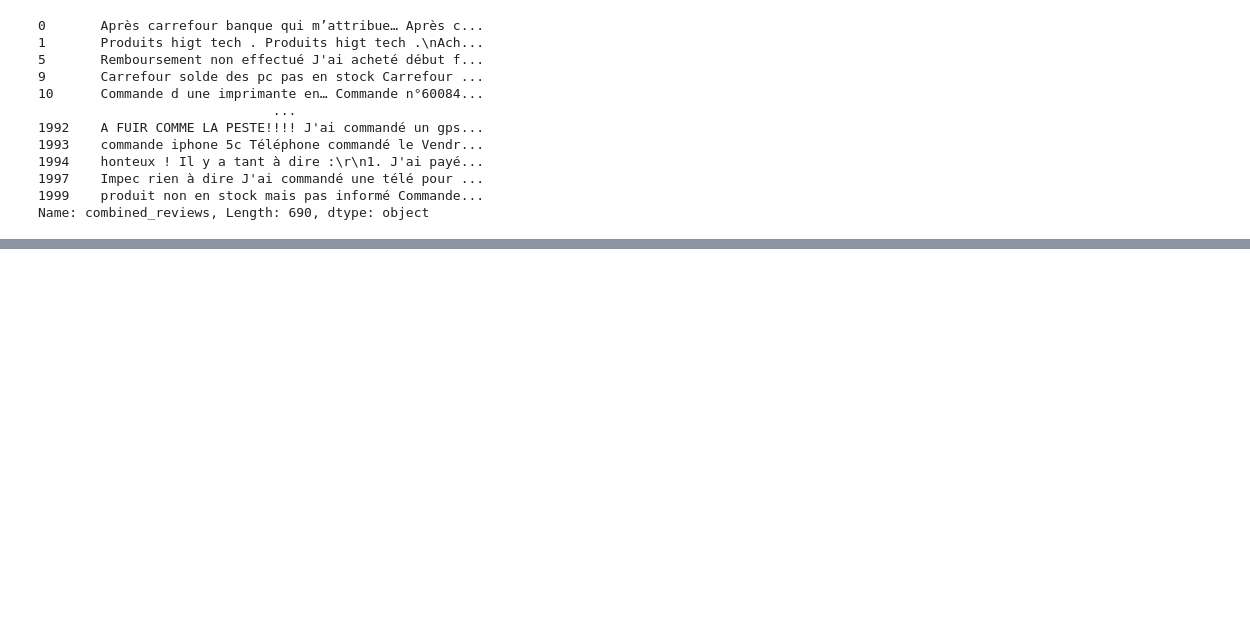
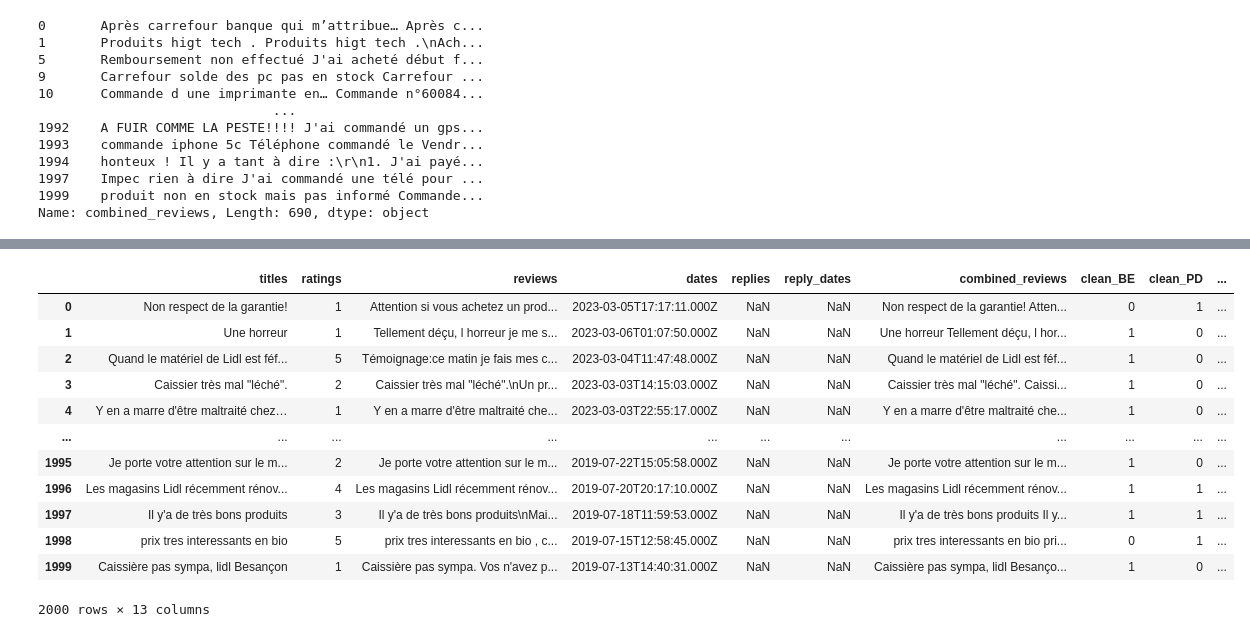
Before and after one commit to CarlOsito16/Hexamind, a Jupyter notebook: Clustering/FinalClassifier/2-classify.ipynb, the cells around one changed output, grey strips where cells are left out. Drawn from its saved outputs; the diff is of its cells as text; code cells hidden in the pictures; blank space fills up the shorter version.

```diff
--- a/Clustering/FinalClassifier/2-classify.ipynb
+++ b/Clustering/FinalClassifier/2-classify.ipynb
@@ -280,0 +303,39 @@ Name: combined_reviews, Length: 690, dtype: object
+# %%
+def classify_df(df):
+    prediction = loaded_clf.predict(loaded_tokenizer.transform(df.combined_reviews)).toarray()
+    BE_class = prediction[:, 1]
+    PD_class = prediction[:, 3]
+    DM_class = prediction[:, 2]
+    AS_class = prediction[:, 0]
+    prediction = np.vstack([BE_class, PD_class, DM_class, AS_class]).T
+    print(prediction.shape)
+    print(prediction.sum(axis = 0))
+    new_columns = ['clean_BE', 'clean_PD', 'clean_DM', 'clean_AS']
+    prediction_df = pd.DataFrame(prediction, columns=new_columns)
+    final_df = pd.concat([df, prediction_df], axis=1)
+    return final_df
+
+
+def check_response(replies):
+    if pd.isna(replies):
+        status = 0 # meaning there is 'nan' value here
+
+    else:
+        status = 1
+
+    return status
+
+
+def tranform_to_final(df):
+    df['combined_reviews'] = np.vectorize(create_combined_reviews)(df.titles, df.reviews) #create combined columns
+    df = classify_df(df) #classfiy multi-label from the reviews
+    df['has_respond'] = np.vectorize(check_response)(df.replies) #check the response rate
+    return df
+# %%
+all_company_df = [auchan_df, carrefour_df, lidl_df, leclerc_df]
+all_company_name = ["auchan", "carrefour", "lidl", "leclerc"]
+for index, df in enumerate(all_company_df):
+    print(index, df.shape)
+    all_company_df[index] = tranform_to_final(df)
+    all_company_df[index]['company_name'] = all_company_name[index]
+    # all_company_df[index].to_csv(f'final_{all_company_name[index]}_df_with_label.csv')
@@ -280,0 +357,2 @@ Name: combined_reviews, Length: 690, dtype: object
+# %%
+all_comp_df = pd.concat(all_company_df)
@@ -280,0 +505,16 @@ Name: combined_reviews, Length: 690, dtype: object
+# %%
+all_comp_df[(all_comp_df['company_name'] == 'lidl')]
+# %% [output]
+|  | titles | ratings | reviews | dates | replies | reply_dates | combined_reviews | clean_BE | clean_PD | ... |
+| 0 | Non respect de la garantie! | 1 | Attention si vous achetez un prod... | 2023-03-05T17:17:11.000Z | NaN | NaN | Non respect de la garantie! Atten... | 0 | 1 | ... |
+| 1 | Une horreur | 1 | Tellement déçu, l horreur je me s... | 2023-03-06T01:07:50.000Z | NaN | NaN | Une horreur Tellement déçu, l hor... | 1 | 0 | ... |
+| 2 | Quand le matériel de Lidl est féf... | 5 | Témoignage:ce matin je fais mes c... | 2023-03-04T11:47:48.000Z | NaN | NaN | Quand le matériel de Lidl est féf... | 1 | 0 | ... |
+| 3 | Caissier très mal "léché". | 2 | Caissier très mal "léché".\nUn pr... | 2023-03-03T14:15:03.000Z | NaN | NaN | Caissier très mal "léché". Caissi... | 1 | 0 | ... |
+| 4 | Y en a marre d'être maltraité chez… | 1 | Y en a marre d'être maltraité che... | 2023-03-03T22:55:17.000Z | NaN | NaN | Y en a marre d'être maltraité che... | 1 | 0 | ... |
+| ... | ... | ... | ... | ... | ... | ... | ... | ... | ... | ... |
+| 1995 | Je porte votre attention sur le m... | 2 | Je porte votre attention sur le m... | 2019-07-22T15:05:58.000Z | NaN | NaN | Je porte votre attention sur le m... | 1 | 0 | ... |
+| 1996 | Les magasins Lidl récemment rénov... | 4 | Les magasins Lidl récemment rénov... | 2019-07-20T20:17:10.000Z | NaN | NaN | Les magasins Lidl récemment rénov... | 1 | 1 | ... |
+| 1997 | Il y'a de très bons produits | 3 | Il y'a de très bons produits\nMai... | 2019-07-18T11:59:53.000Z | NaN | NaN | Il y'a de très bons produits Il y... | 1 | 1 | ... |
+| 1998 | prix tres interessants en bio | 5 | prix tres interessants en bio , c... | 2019-07-15T12:58:45.000Z | NaN | NaN | prix tres interessants en bio pri... | 0 | 1 | ... |
+| 1999 | Caissière pas sympa, lidl Besançon | 1 | Caissière pas sympa. Vos n'avez p... | 2019-07-13T14:40:31.000Z | NaN | NaN | Caissière pas sympa, lidl Besanço... | 1 | 0 | ... |
+2000 rows × 13 columns
```
Also changed, not shown: parts of 24 cells of this notebook, 18 other files.
